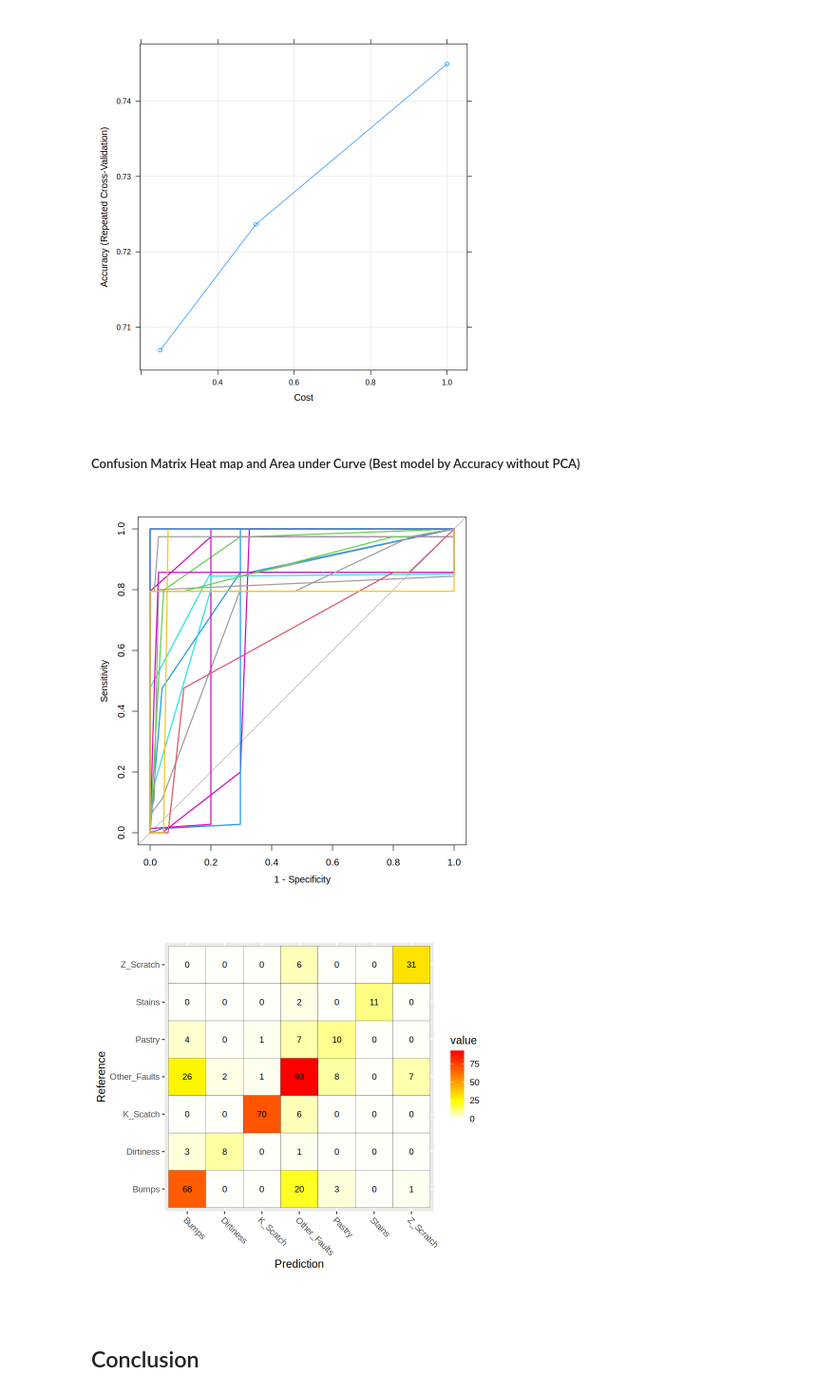
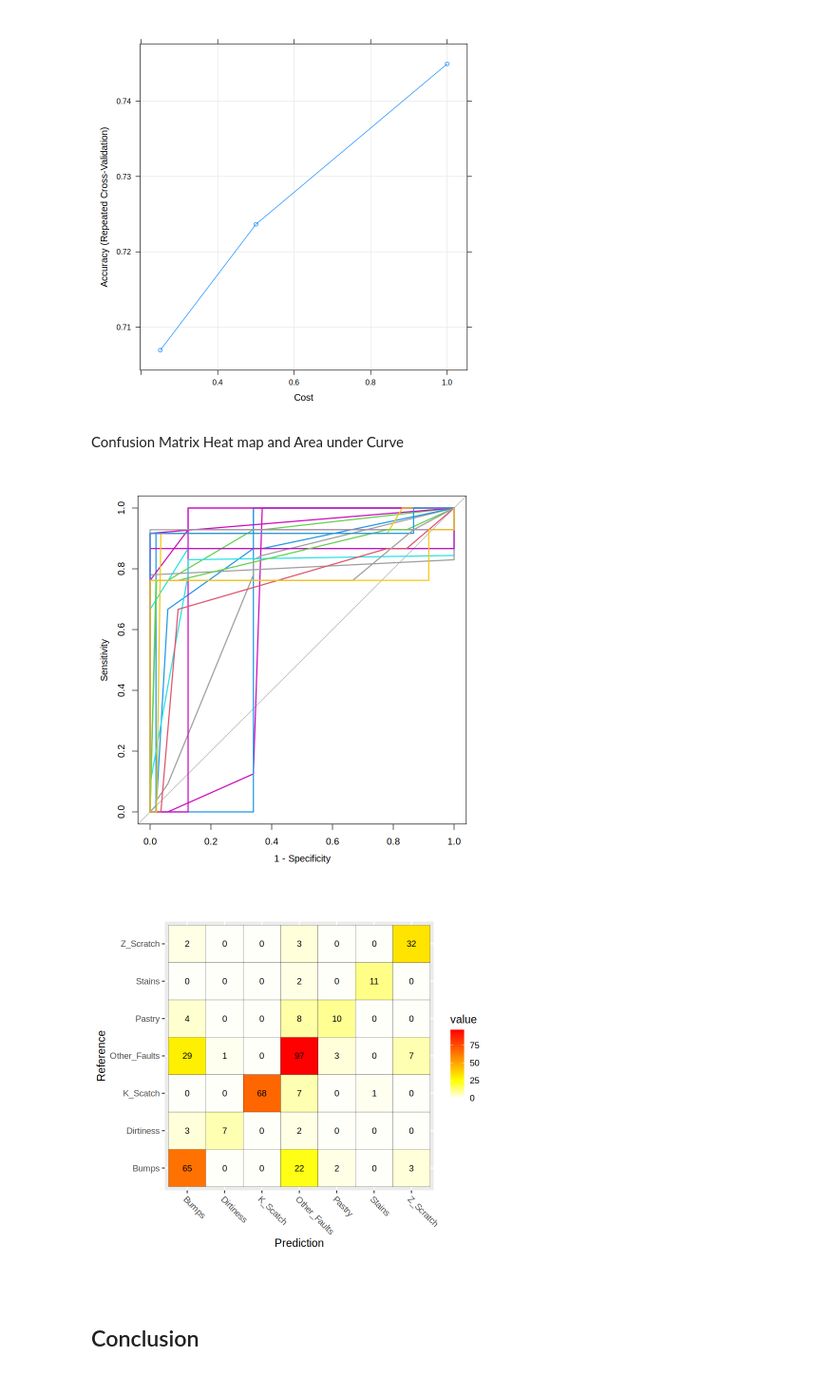
Before and after one commit to AlexLeungZ/SDSC3006-proj, a Jupyter notebook: code/proj.ipynb, the cells around one changed output. Shown at 95% size. Saved outputs shown, nothing was run; the diff lists cells and outputs as text; code cells hidden in the pictures.

```diff
--- a/code/proj.ipynb
+++ b/code/proj.ipynb
@@ -633,7 +689,7 @@ svmp.test.yPredPca <- predict(svmp.pca, df.test.pcaX)
 
 svmp.train.cmPca <- confusionMatrix(svmp.train.yPredPca, df.train.Y)
 svmp.test.cmPca <- confusionMatrix(svmp.test.yPredPca, df.test.Y)
-train.PcaRes <- c(train.PcaRes, svmp = svmp.train.cmPca$overall["AccuracyLower"])
-test.PcaRes <- c(test.PcaRes, svmp = svmp.test.cmPca$overall["AccuracyLower"])
+train.PcaRes <- c(train.PcaRes, svmp = svmp.train.cmPca$overall["Accuracy"])
+test.PcaRes <- c(test.PcaRes, svmp = svmp.test.cmPca$overall["Accuracy"])
 # %%
 print("Support Vector Machine Polynomial Kernel training set with PCA Accuracy")
@@ -658,7 +722,7 @@ svmr.test.yPredPca <- predict(svmr.pca, df.test.pcaX)
 
 svmr.train.cmPca <- confusionMatrix(svmr.train.yPredPca, df.train.Y)
 svmr.test.cmPca <- confusionMatrix(svmr.test.yPredPca, df.test.Y)
-train.PcaRes <- c(train.PcaRes, svmr = svmr.train.cmPca$overall["AccuracyLower"])
-test.PcaRes <- c(test.PcaRes, svmr = svmr.test.cmPca$overall["AccuracyLower"])
+train.PcaRes <- c(train.PcaRes, svmr = svmr.train.cmPca$overall["Accuracy"])
+test.PcaRes <- c(test.PcaRes, svmr = svmr.test.cmPca$overall["Accuracy"])
 # %%
 print("Support Vector Machine Radial Kernel training set with PCA Accuracy")
@@ -686,7 +758,7 @@ svml.test.yPred <- predict(svml.model, df.test.X)
 
 svml.train.cm <- confusionMatrix(svml.train.yPred, df.train.Y)
 svml.test.cm <- confusionMatrix(svml.test.yPred, df.test.Y)
-train.Res <- c(train.Res, svml = svml.train.cm$overall["AccuracyLower"])
-test.Res <- c(test.Res, svml = svml.test.cm$overall["AccuracyLower"])
+train.Res <- c(train.Res, svml = svml.train.cm$overall["Accuracy"])
+test.Res <- c(test.Res, svml = svml.test.cm$overall["Accuracy"])
 # %%
 print("Support Vector Machine Linear Kernel training set Accuracy")
@@ -733,7 +813,7 @@ svmp.test.yPred <- predict(svmp.model, df.test.X)
 
 svmp.train.cm <- confusionMatrix(svmp.train.yPred, df.train.Y)
 svmp.test.cm <- confusionMatrix(svmp.test.yPred, df.test.Y)
-train.Res <- c(train.Res, svmp = svmp.train.cm$overall["AccuracyLower"])
-test.Res <- c(test.Res, svmp = svmp.test.cm$overall["AccuracyLower"])
+train.Res <- c(train.Res, svmp = svmp.train.cm$overall["Accuracy"])
+test.Res <- c(test.Res, svmp = svmp.test.cm$overall["Accuracy"])
 # %%
 print("Support Vector Machine Polynomial Kernel training set Accuracy")
@@ -820,13 +908,13 @@ Accuracy was used to select the optimal model using the largest value.
 The final values used for the model were sigma = 0.03376161 and C = 1.
 [figure]
 # %% [markdown]
-##### Confusion Matrix Heat map and Area under Curve (Best model by Accuracy without PCA)
+Confusion Matrix Heat map and Area under Curve
 # %%
-plotMultiRoc(svmp.test.yPred, as.numeric(df.test.Y), "<")
-plotCM2Heatmap(svmp.test.cm$table)
+plotMultiRoc(svmr.test.yPred, as.numeric(df.test.Y), "<")
+plotCM2Heatmap(svmr.test.cm$table)
 # %% [output]
-[figure, old version]
+[figure, new version]
-[figure, old version]
+[figure, new version]
 # %% [markdown]
 ## Conclusion
 # %% [markdown]
```
Also changed, not shown: parts of 74 cells of this notebook, 1 other file.
